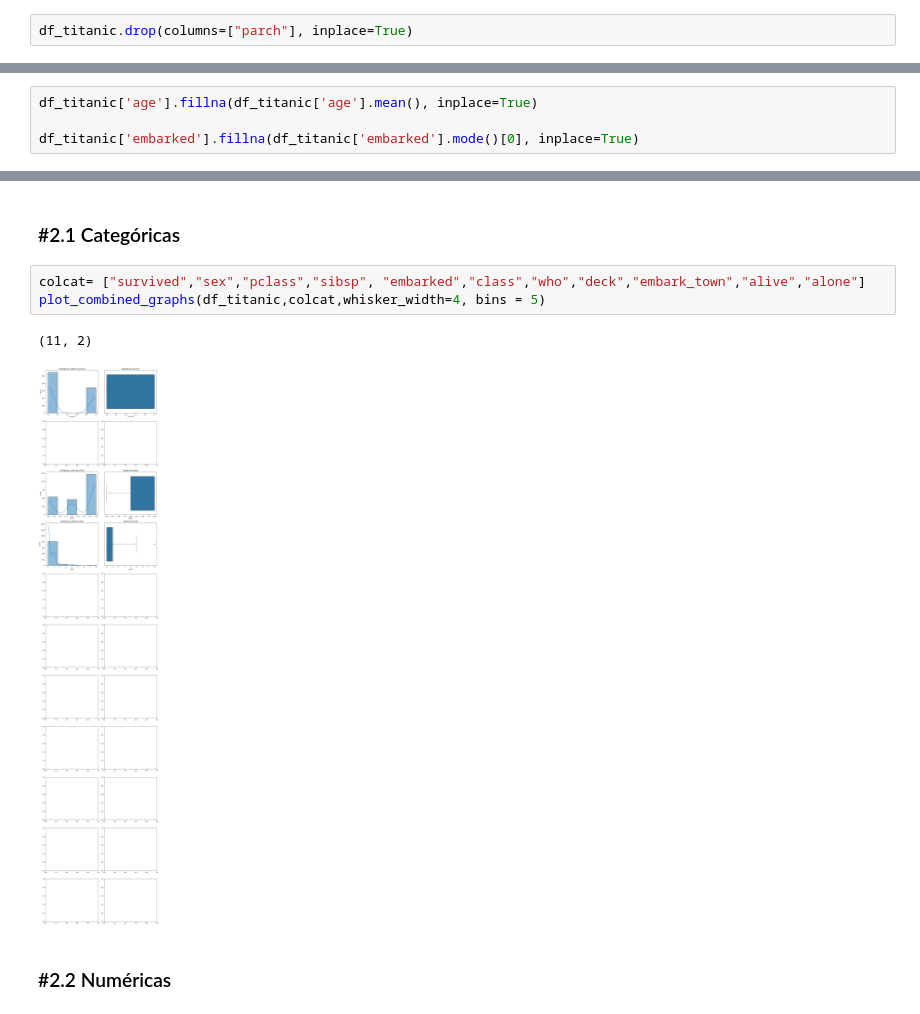
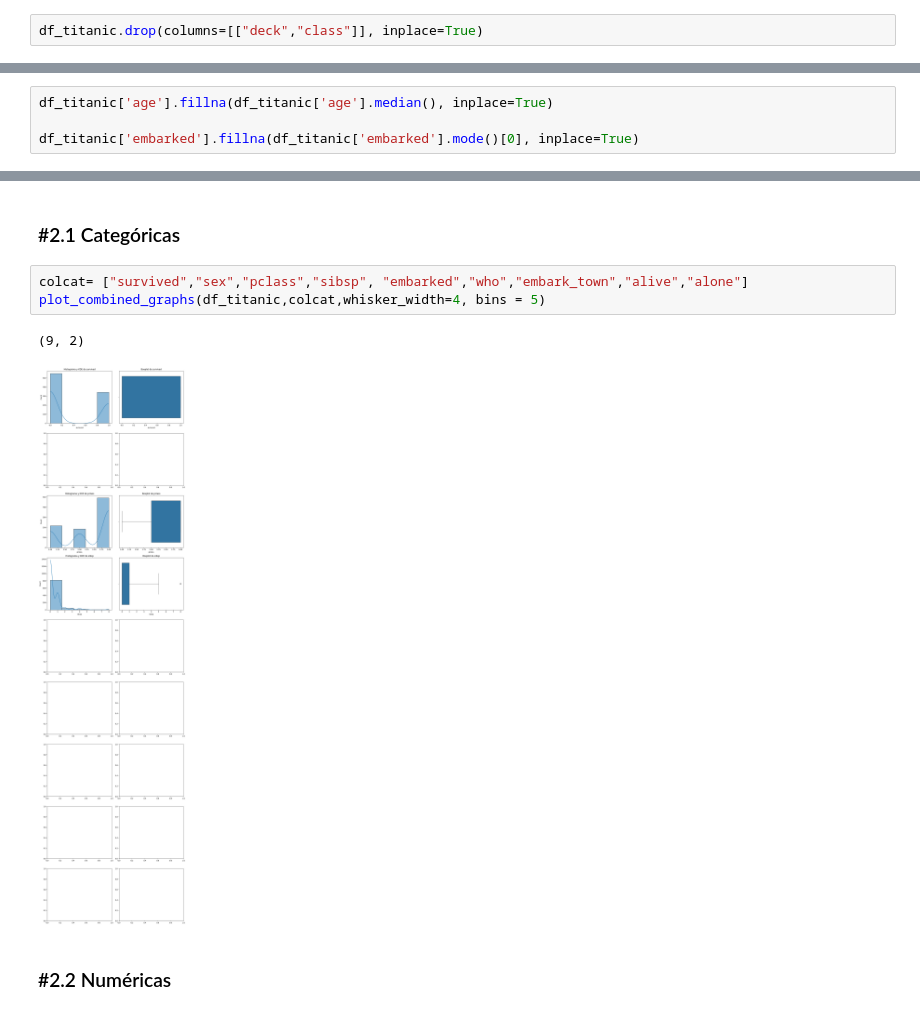
Before and after one commit to MariaJoseCamacho/repositorio_clase, a Jupyter notebook: 03_Analisis_de_Datos/Sprint_07/Unidad_01/Practica_Obligatoria/18_Practica_Obligatoria_Univariante.ipynb, the cells around one changed output, grey strips where cells are left out. Drawn from its saved outputs; the diff is of its cells as text.

```diff
--- a/03_Analisis_de_Datos/Sprint_07/Unidad_01/Practica_Obligatoria/18_Practica_Obligatoria_Univariante.ipynb
+++ b/03_Analisis_de_Datos/Sprint_07/Unidad_01/Practica_Obligatoria/18_Practica_Obligatoria_Univariante.ipynb
@@ -106,4 +105,4 @@ alive           0.000000
 alone           0.000000
 dtype: float64
 # %%
-df_titanic.drop(columns=["parch"], inplace=True)
+df_titanic.drop(columns=[["deck","class"]], inplace=True)
@@ -110,5 +111,5 @@ df_titanic.drop(columns=["parch"], inplace=True)
 # %%
-df_titanic['age'].fillna(df_titanic['age'].mean(), inplace=True)
+df_titanic['age'].fillna(df_titanic['age'].median(), inplace=True)
 
 df_titanic['embarked'].fillna(df_titanic['embarked'].mode()[0], inplace=True)
 # %% [output]
@@ -242,11 +237,11 @@ cardinalidad(df_titanic, 10,0.9)
 # %% [markdown]
 ### #2.1 Categóricas
 # %%
-colcat= ["survived","sex","pclass","sibsp", "embarked","class","who","deck","embark_town","alive","alone"]
+colcat= ["survived","sex","pclass","sibsp", "embarked","who","embark_town","alive","alone"]
 plot_combined_graphs(df_titanic,colcat,whisker_width=4, bins = 5)
 # %% [output]
-(11, 2)
+(9, 2)
-[figure, old version]
+[figure, new version]
 # %% [markdown]
 ### #2.2 Numéricas
 # %%
```
Also changed, not shown: parts of 9 cells of this notebook.
